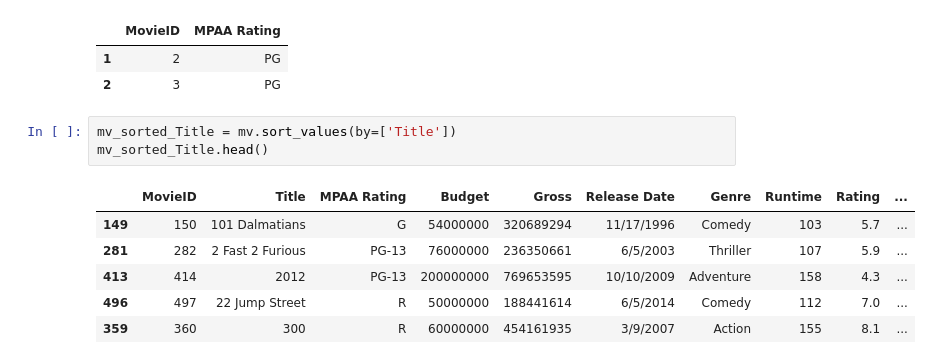
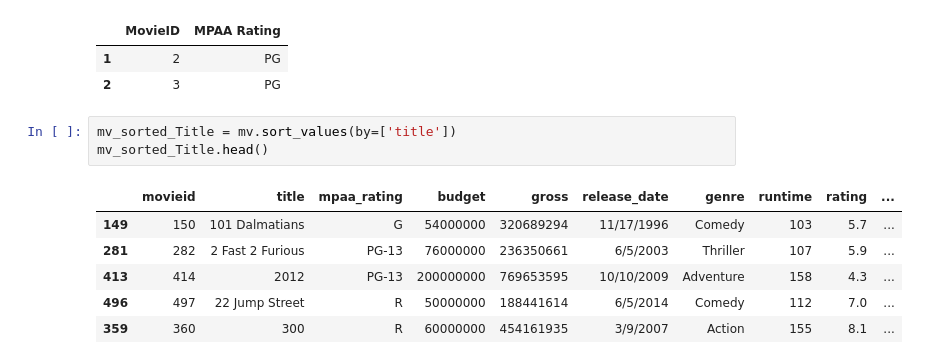
Before and after one commit to RHout19/Project-1, a Jupyter notebook: Model 1/Sprint_4_Panda.ipynb, the cells around one changed output. Saved outputs shown, nothing was run; the diff lists cells and outputs as text.

```diff
--- a/Model 1/Sprint_4_Panda.ipynb
+++ b/Model 1/Sprint_4_Panda.ipynb
@@ -103,10 +103,10 @@ display(mv.iloc[[1,2],[0,2]])
 | 1 | 2 | PG |
 | 2 | 3 | PG |
 # %%
-mv_sorted_Title = mv.sort_values(by=['Title'])
+mv_sorted_Title = mv.sort_values(by=['title'])
 mv_sorted_Title.head()
 # %% [output]
-|  | MovieID | Title | MPAA Rating | Budget | Gross | Release Date | Genre | Runtime | Rating | ... |
+|  | movieid | title | mpaa_rating | budget | gross | release_date | genre | runtime | rating | ... |
 | 149 | 150 | 101 Dalmatians | G | 54000000 | 320689294 | 11/17/1996 | Comedy | 103 | 5.7 | ... |
 | 281 | 282 | 2 Fast 2 Furious | PG-13 | 76000000 | 236350661 | 6/5/2003 | Thriller | 107 | 5.9 | ... |
 | 413 | 414 | 2012 | PG-13 | 200000000 | 769653595 | 10/10/2009 | Adventure | 158 | 4.3 | ... |
```
Also changed, not shown: parts of 14 cells of this notebook.
